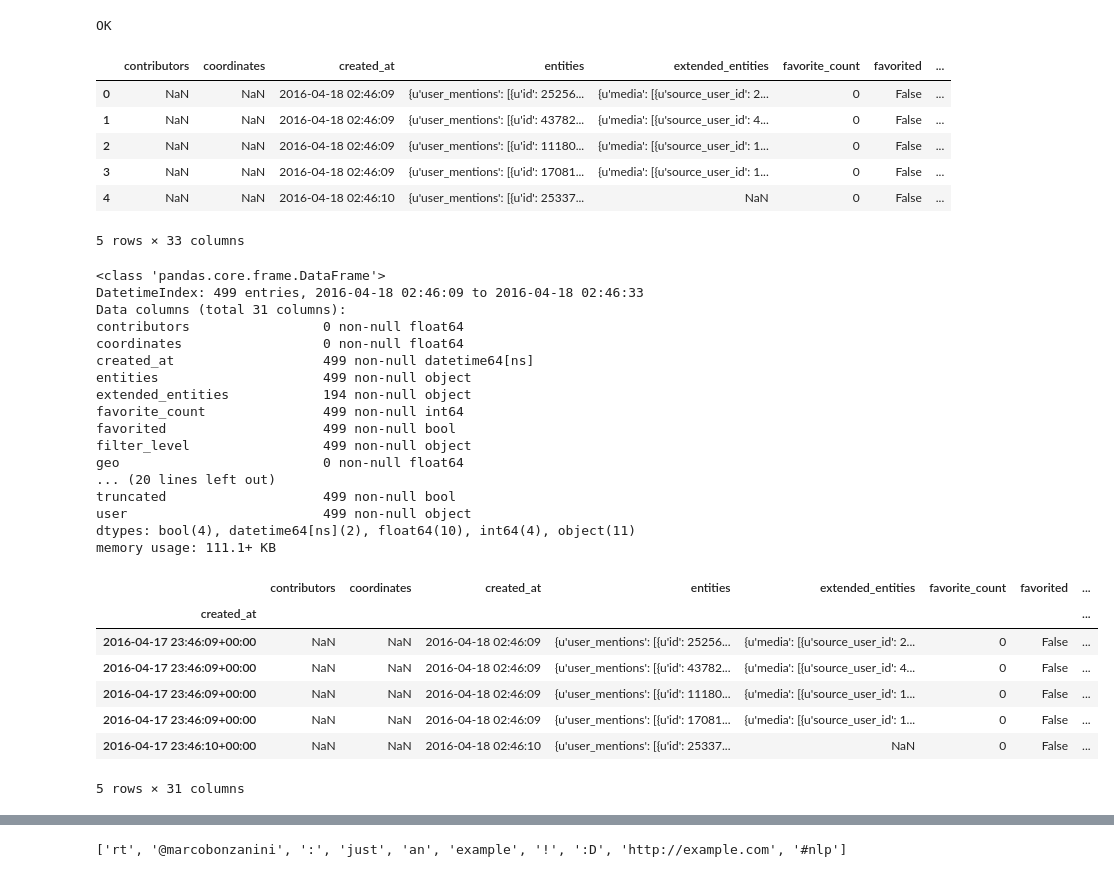
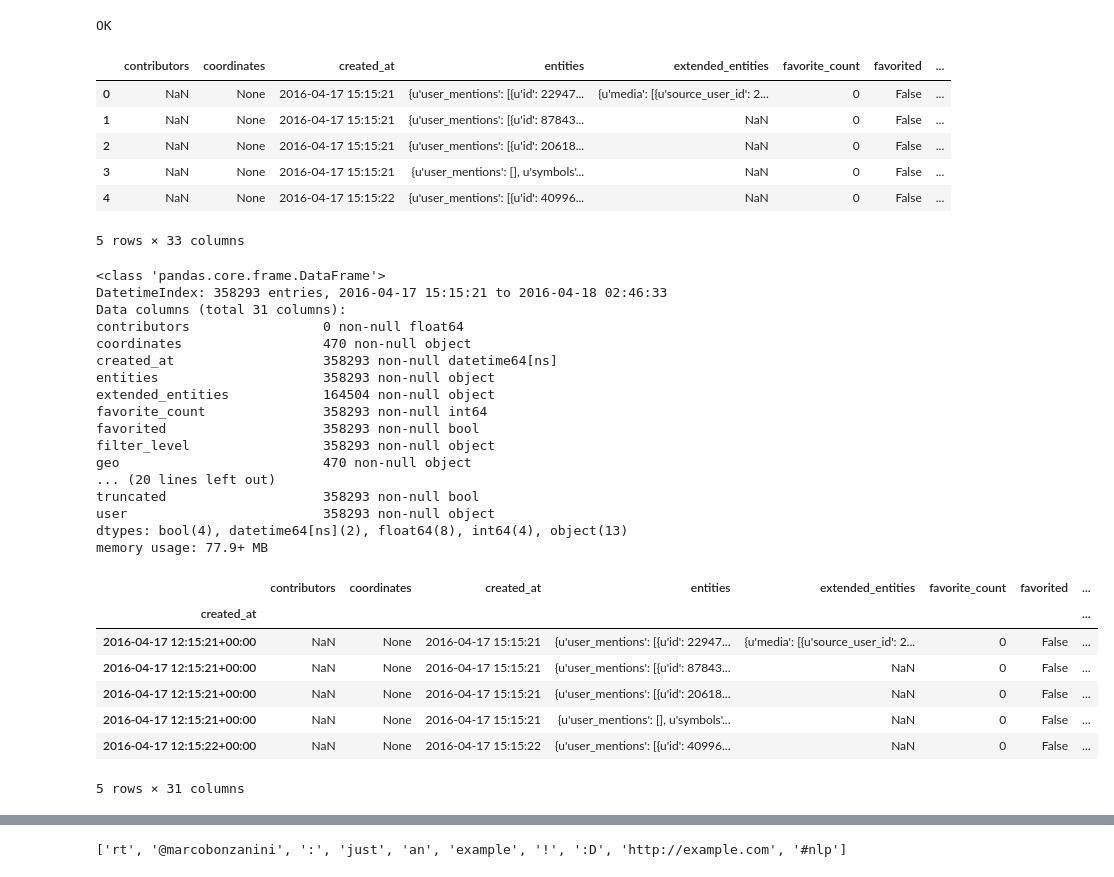
Before and after one commit to medeirosthiago/glue-grade, a Jupyter notebook: src/twitter/notebooks/test-notebook.ipynb, the cells around one changed output, grey strips where cells are left out. Drawn from its saved outputs; the diff is of its cells as text; code cells hidden in the pictures.

Commit message:
fixed json files problem!! :grin:

```diff
--- a/src/twitter/notebooks/test-notebook.ipynb
+++ b/src/twitter/notebooks/test-notebook.ipynb
@@ -129,51 +133,51 @@ print 'OK'
 # %% [output]
 OK
 # %%
-df = load_df('data-docker/peda.json')
+df = load_df('data-docker/dilma-fixed.json')
 df.head()
 # %% [output]
 |  | contributors | coordinates | created_at | entities | extended_entities | favorite_count | favorited | ... |
-| 0 | NaN | NaN | 2016-04-18 02:46:09 | {u'user_mentions': [{u'id': 25256... | {u'media': [{u'source_user_id': 2... | 0 | False | ... |
-| 1 | NaN | NaN | 2016-04-18 02:46:09 | {u'user_mentions': [{u'id': 43782... | {u'media': [{u'source_user_id': 4... | 0 | False | ... |
-| 2 | NaN | NaN | 2016-04-18 02:46:09 | {u'user_mentions': [{u'id': 11180... | {u'media': [{u'source_user_id': 1... | 0 | False | ... |
-| 3 | NaN | NaN | 2016-04-18 02:46:09 | {u'user_mentions': [{u'id': 17081... | {u'media': [{u'source_user_id': 1... | 0 | False | ... |
-| 4 | NaN | NaN | 2016-04-18 02:46:10 | {u'user_mentions': [{u'id': 25337... | NaN | 0 | False | ... |
+| 0 | NaN | None | 2016-04-17 15:15:21 | {u'user_mentions': [{u'id': 22947... | {u'media': [{u'source_user_id': 2... | 0 | False | ... |
+| 1 | NaN | None | 2016-04-17 15:15:21 | {u'user_mentions': [{u'id': 87843... | NaN | 0 | False | ... |
+| 2 | NaN | None | 2016-04-17 15:15:21 | {u'user_mentions': [{u'id': 20618... | NaN | 0 | False | ... |
+| 3 | NaN | None | 2016-04-17 15:15:21 | {u'user_mentions': [], u'symbols'... | NaN | 0 | False | ... |
+| 4 | NaN | None | 2016-04-17 15:15:22 | {u'user_mentions': [{u'id': 40996... | NaN | 0 | False | ... |
 5 rows × 33 columns
 # %%
-tweets = pd.read_json('data-docker/peda.json')
+tweets = pd.read_json('data-docker/dilma-fixed.json')
 tweets['created_at'] = pd.to_datetime(pd.Series(tweets['created_at']))
 tweets.set_index('created_at', drop=False, inplace=True)
 
 tweets.info()
 tweets.index = tweets.index.tz_localize('GMT')
 tweets.index = tweets.index - DateOffset(hours = 3)
 tweets.index
 
 tweets.head()
 # %% [output]
 <class 'pandas.core.frame.DataFrame'>
-DatetimeIndex: 499 entries, 2016-04-18 02:46:09 to 2016-04-18 02:46:33
+DatetimeIndex: 358293 entries, 2016-04-17 15:15:21 to 2016-04-18 02:46:33
 Data columns (total 31 columns):
 contributors                 0 non-null float64
-coordinates                  0 non-null float64
-created_at                   499 non-null datetime64[ns]
-entities                     499 non-null object
-extended_entities            194 non-null object
-favorite_count               499 non-null int64
-favorited                    499 non-null bool
-filter_level                 499 non-null object
-geo                          0 non-null float64
+coordinates                  470 non-null object
+created_at                   358293 non-null datetime64[ns]
+entities                     358293 non-null object
+extended_entities            164504 non-null object
+favorite_count               358293 non-null int64
+favorited                    358293 non-null bool
+filter_level                 358293 non-null object
+geo                          470 non-null object
 ... (20 lines left out)
-truncated                    499 non-null bool
-user                         499 non-null object
-dtypes: bool(4), datetime64[ns](2), float64(10), int64(4), object(11)
-memory usage: 111.1+ KB
+truncated                    358293 non-null bool
+user                         358293 non-null object
+dtypes: bool(4), datetime64[ns](2), float64(8), int64(4), object(13)
+memory usage: 77.9+ MB
 |  | contributors | coordinates | created_at | entities | extended_entities | favorite_count | favorited | ... |
 | created_at |  |  |  |  |  |  |  | ... |
-| 2016-04-17 23:46:09+00:00 | NaN | NaN | 2016-04-18 02:46:09 | {u'user_mentions': [{u'id': 25256... | {u'media': [{u'source_user_id': 2... | 0 | False | ... |
-| 2016-04-17 23:46:09+00:00 | NaN | NaN | 2016-04-18 02:46:09 | {u'user_mentions': [{u'id': 43782... | {u'media': [{u'source_user_id': 4... | 0 | False | ... |
-| 2016-04-17 23:46:09+00:00 | NaN | NaN | 2016-04-18 02:46:09 | {u'user_mentions': [{u'id': 11180... | {u'media': [{u'source_user_id': 1... | 0 | False | ... |
-| 2016-04-17 23:46:09+00:00 | NaN | NaN | 2016-04-18 02:46:09 | {u'user_mentions': [{u'id': 17081... | {u'media': [{u'source_user_id': 1... | 0 | False | ... |
-| 2016-04-17 23:46:10+00:00 | NaN | NaN | 2016-04-18 02:46:10 | {u'user_mentions': [{u'id': 25337... | NaN | 0 | False | ... |
+| 2016-04-17 12:15:21+00:00 | NaN | None | 2016-04-17 15:15:21 | {u'user_mentions': [{u'id': 22947... | {u'media': [{u'source_user_id': 2... | 0 | False | ... |
+| 2016-04-17 12:15:21+00:00 | NaN | None | 2016-04-17 15:15:21 | {u'user_mentions': [{u'id': 87843... | NaN | 0 | False | ... |
+| 2016-04-17 12:15:21+00:00 | NaN | None | 2016-04-17 15:15:21 | {u'user_mentions': [{u'id': 20618... | NaN | 0 | False | ... |
+| 2016-04-17 12:15:21+00:00 | NaN | None | 2016-04-17 15:15:21 | {u'user_mentions': [], u'symbols'... | NaN | 0 | False | ... |
+| 2016-04-17 12:15:22+00:00 | NaN | None | 2016-04-17 15:15:22 | {u'user_mentions': [{u'id': 40996... | NaN | 0 | False | ... |
 5 rows × 31 columns
 # %%
```
Also changed, not shown: parts of 3 cells of this notebook, 3 other files.
